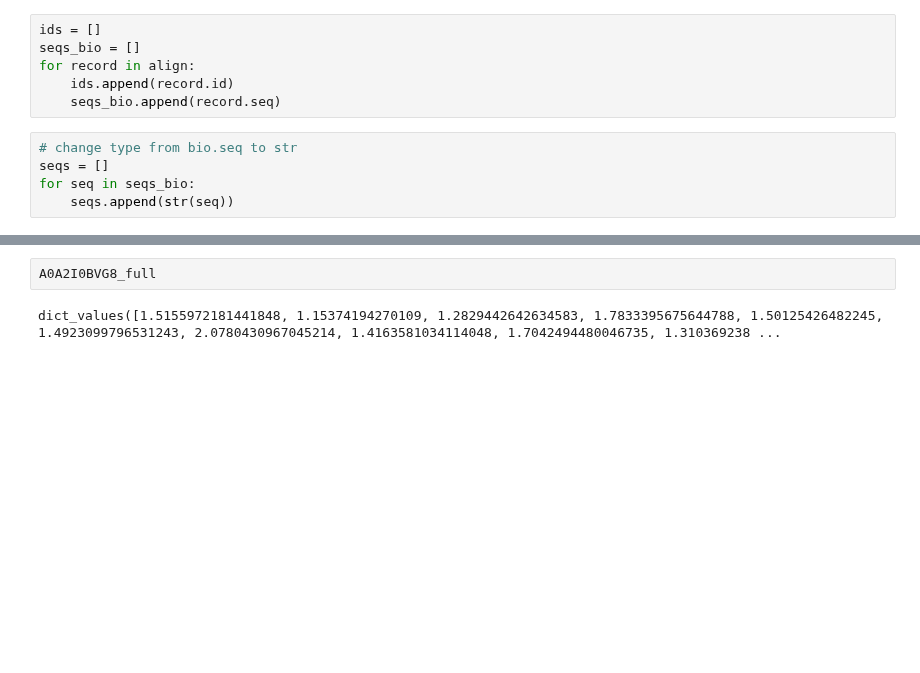
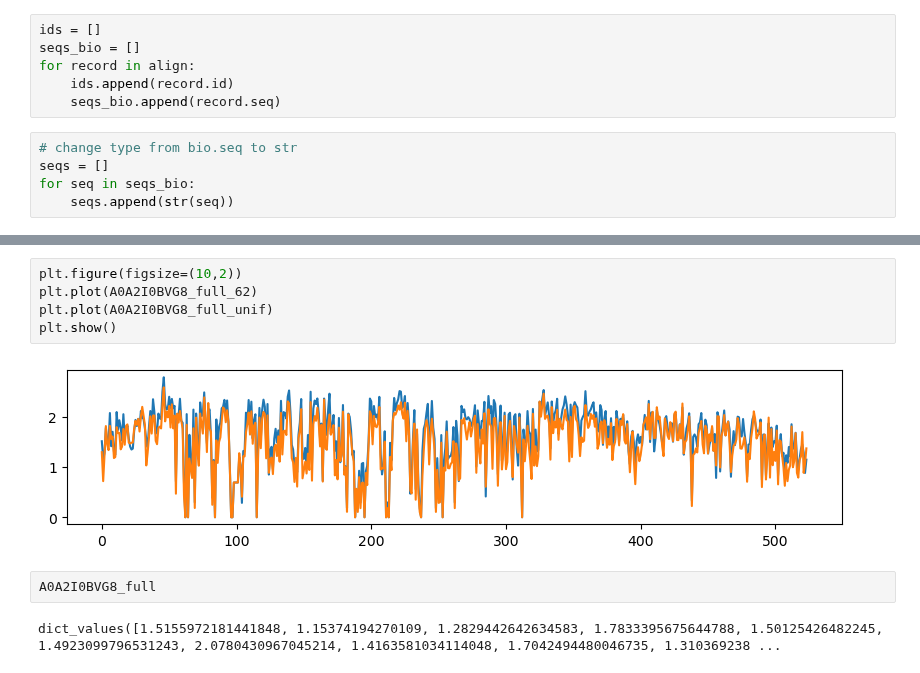
Before and after one commit to alvaro-2/cis-reg, a Jupyter notebook: scripts/orthologs_conservation.ipynb, the cells around one changed output, grey strips where cells are left out. Drawn from its saved outputs; the diff is of its cells as text; blank space fills up the shorter version.

```diff
--- a/scripts/orthologs_conservation.ipynb
+++ b/scripts/orthologs_conservation.ipynb
@@ -33,3 +117,10 @@ plt.show()
+# %%
+plt.figure(figsize=(10,2))
+plt.plot(A0A2I0BVG8_full_62)
+plt.plot(A0A2I0BVG8_full_unif)
+plt.show()
+# %% [output]
+[figure, added]
 # %%
 A0A2I0BVG8_full
 # %% [output]
```
Also changed, not shown: parts of 13 cells of this notebook, 2 other files.
